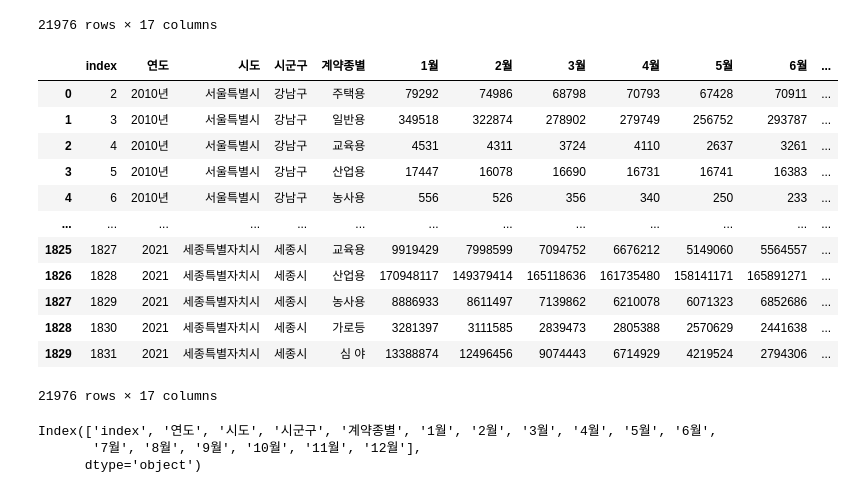
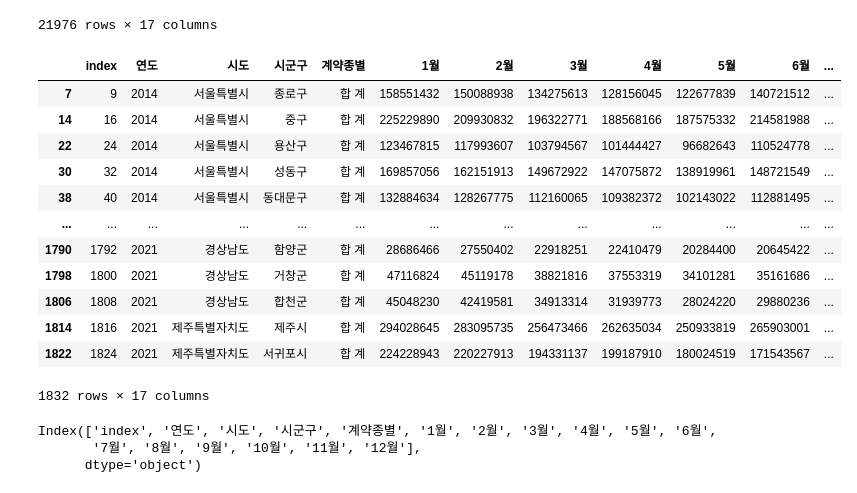
Before and after one commit to ThatHomr/project_2, a Jupyter notebook: project_2_file/z_ssh/data/전력 데이터/usage_lsit.ipynb, the cells around one changed output. Cells and saved outputs as stored; diff of their text form; code cells hidden in the pictures.

```diff
--- a/project_2_file/z_ssh/data/전력 데이터/usage_lsit.ipynb
+++ b/project_2_file/z_ssh/data/전력 데이터/usage_lsit.ipynb
@@ -84,21 +84,21 @@ df_all
 21976 rows × 17 columns
 # %%
 df_all.reset_index()
-df_all
+df_all.loc[(df_all['계약종별']=='합 계')]
 # %% [output]
 |  | index | 연도 | 시도 | 시군구 | 계약종별 | 1월 | 2월 | 3월 | 4월 | 5월 | 6월 | ... |
-| 0 | 2 | 2010년 | 서울특별시 | 강남구 | 주택용 | 79292 | 74986 | 68798 | 70793 | 67428 | 70911 | ... |
-| 1 | 3 | 2010년 | 서울특별시 | 강남구 | 일반용 | 349518 | 322874 | 278902 | 279749 | 256752 | 293787 | ... |
-| 2 | 4 | 2010년 | 서울특별시 | 강남구 | 교육용 | 4531 | 4311 | 3724 | 4110 | 2637 | 3261 | ... |
-| 3 | 5 | 2010년 | 서울특별시 | 강남구 | 산업용 | 17447 | 16078 | 16690 | 16731 | 16741 | 16383 | ... |
-| 4 | 6 | 2010년 | 서울특별시 | 강남구 | 농사용 | 556 | 526 | 356 | 340 | 250 | 233 | ... |
+| 7 | 9 | 2014 | 서울특별시 | 종로구 | 합 계 | 158551432 | 150088938 | 134275613 | 128156045 | 122677839 | 140721512 | ... |
+| 14 | 16 | 2014 | 서울특별시 | 중구 | 합 계 | 225229890 | 209930832 | 196322771 | 188568166 | 187575332 | 214581988 | ... |
+| 22 | 24 | 2014 | 서울특별시 | 용산구 | 합 계 | 123467815 | 117993607 | 103794567 | 101444427 | 96682643 | 110524778 | ... |
+| 30 | 32 | 2014 | 서울특별시 | 성동구 | 합 계 | 169857056 | 162151913 | 149672922 | 147075872 | 138919961 | 148721549 | ... |
+| 38 | 40 | 2014 | 서울특별시 | 동대문구 | 합 계 | 132884634 | 128267775 | 112160065 | 109382372 | 102143022 | 112881495 | ... |
 | ... | ... | ... | ... | ... | ... | ... | ... | ... | ... | ... | ... | ... |
-| 1825 | 1827 | 2021 | 세종특별자치시 | 세종시 | 교육용 | 9919429 | 7998599 | 7094752 | 6676212 | 5149060 | 5564557 | ... |
-| 1826 | 1828 | 2021 | 세종특별자치시 | 세종시 | 산업용 | 170948117 | 149379414 | 165118636 | 161735480 | 158141171 | 165891271 | ... |
-| 1827 | 1829 | 2021 | 세종특별자치시 | 세종시 | 농사용 | 8886933 | 8611497 | 7139862 | 6210078 | 6071323 | 6852686 | ... |
-| 1828 | 1830 | 2021 | 세종특별자치시 | 세종시 | 가로등 | 3281397 | 3111585 | 2839473 | 2805388 | 2570629 | 2441638 | ... |
-| 1829 | 1831 | 2021 | 세종특별자치시 | 세종시 | 심 야 | 13388874 | 12496456 | 9074443 | 6714929 | 4219524 | 2794306 | ... |
+| 1790 | 1792 | 2021 | 경상남도 | 함양군 | 합 계 | 28686466 | 27550402 | 22918251 | 22410479 | 20284400 | 20645422 | ... |
+| 1798 | 1800 | 2021 | 경상남도 | 거창군 | 합 계 | 47116824 | 45119178 | 38821816 | 37553319 | 34101281 | 35161686 | ... |
+| 1806 | 1808 | 2021 | 경상남도 | 합천군 | 합 계 | 45048230 | 42419581 | 34913314 | 31939773 | 28024220 | 29880236 | ... |
+| 1814 | 1816 | 2021 | 제주특별자치도 | 제주시 | 합 계 | 294028645 | 283095735 | 256473466 | 262635034 | 250933819 | 265903001 | ... |
+| 1822 | 1824 | 2021 | 제주특별자치도 | 서귀포시 | 합 계 | 224228943 | 220227913 | 194331137 | 199187910 | 180024519 | 171543567 | ... |
-21976 rows × 17 columns
+1832 rows × 17 columns
 # %%
 df_all_1 = df_all.loc[df_all['계약종별'].isin(['총계'])]
 df_all_2 = df_all.loc[df_all['계약종별'].isin(['합 계'])]
```
Also changed, not shown: parts of 1 cell of this notebook, 3 other files.
